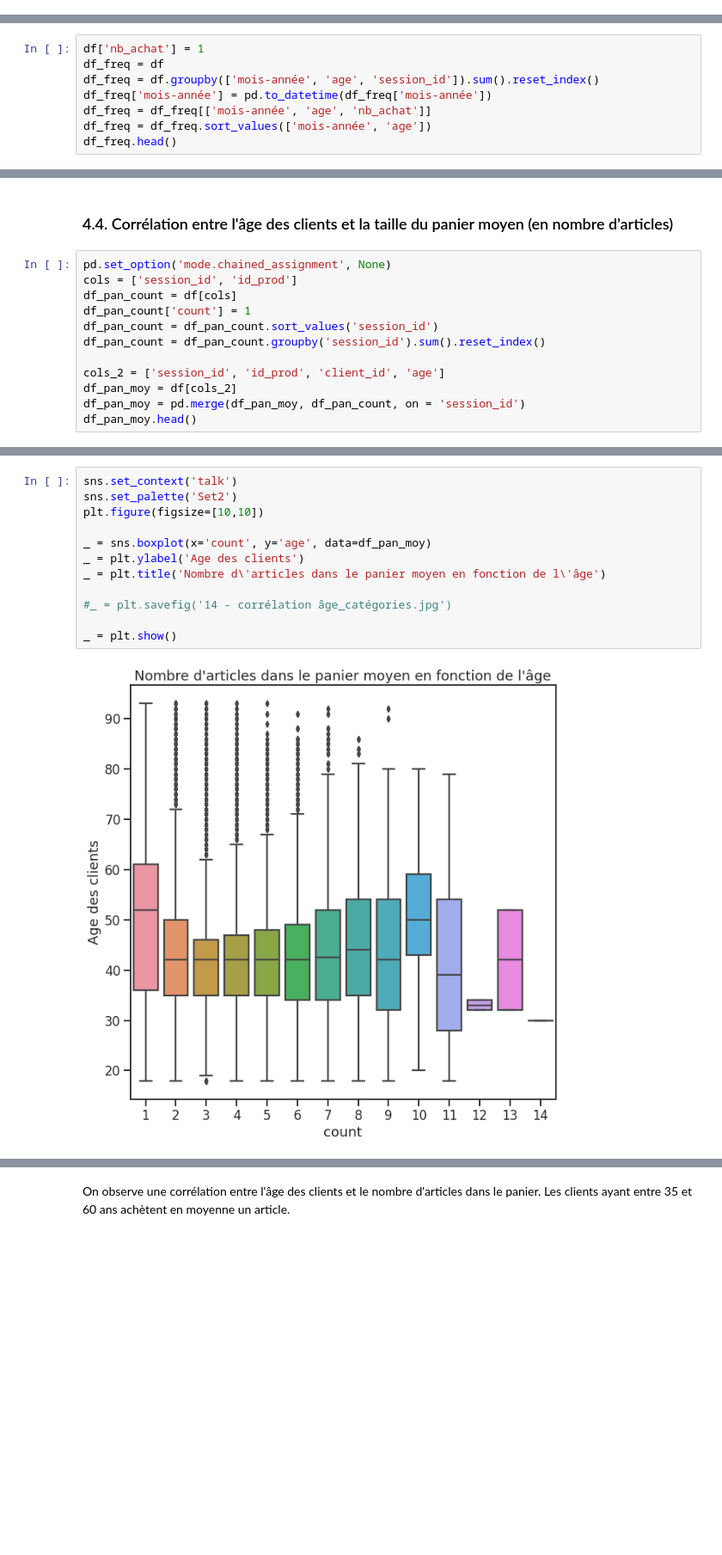
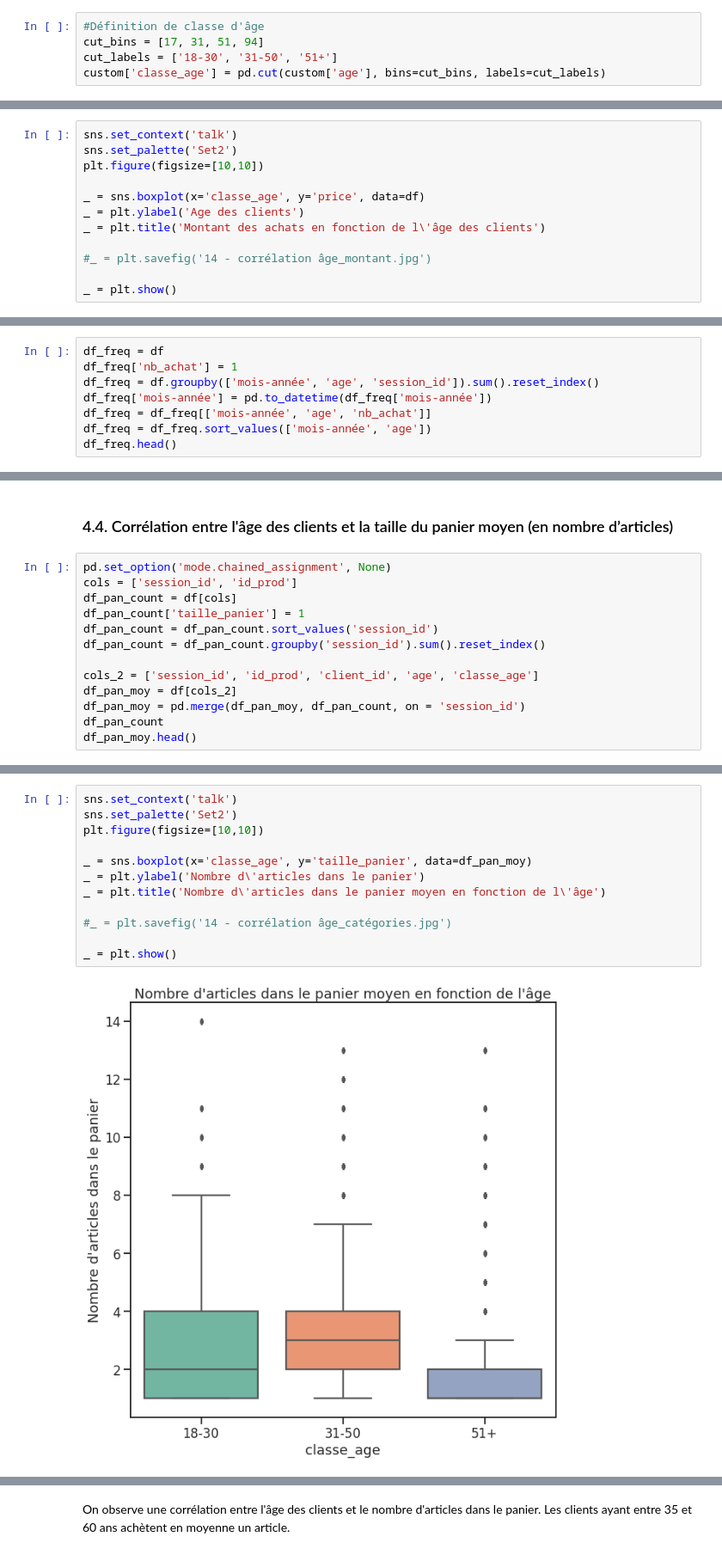
Before and after one commit to Sylvariane/Analyse-des-ventes-d-une-entreprise, a Jupyter notebook: P04_02_scriptanalyse.ipynb, the cells around one changed output, grey strips where cells are left out. Shown at 86% size. Saved outputs shown, nothing was run; the diff lists cells and outputs as text; blank space fills up the shorter version.

```diff
--- a/P04_02_scriptanalyse.ipynb
+++ b/P04_02_scriptanalyse.ipynb
@@ -72,6 +68,11 @@ print(custom.head())
 2137     c_100   M   1992   30
 8471    c_1000   F   1966   56
 3425    c_1001   M   1982   40
+# %%
+#Définition de classe d'âge
+cut_bins = [17, 31, 51, 94]
+cut_labels = ['18-30', '31-50', '51+']
+custom['classe_age'] = pd.cut(custom['age'], bins=cut_bins, labels=cut_labels)
 # %% [markdown]
 On s'intéresse à la répartition des femmes et des hommes dans notre fichier client.
 # %%
@@ -579,0 +565,12 @@ Il y a une corrélation entre l'âge et le montant total des achats. Les clients
+# %%
+sns.set_context('talk')
+sns.set_palette('Set2')
+plt.figure(figsize=[10,10])
+
+_ = sns.boxplot(x='classe_age', y='price', data=df)
+_ = plt.ylabel('Age des clients')
+_ = plt.title('Montant des achats en fonction de l\'âge des clients')
+
+#_ = plt.savefig('14 - corrélation âge_montant.jpg')
+
+_ = plt.show()
@@ -580,8 +597,8 @@ Il y a une corrélation entre l'âge et le montant total des achats. Les clients
 # %% [markdown]
 ### 4.3. Corrélation entre l'âge des clients et la fréquence d’achat
 # %%
-df['nb_achat'] = 1
 df_freq = df
+df_freq['nb_achat'] = 1
 df_freq = df.groupby(['mois-année', 'age', 'session_id']).sum().reset_index()
 df_freq['mois-année'] = pd.to_datetime(df_freq['mois-année'])
 df_freq = df_freq[['mois-année', 'age', 'nb_achat']]
@@ -667,12 +713,13 @@ Il n'y a pas de corrélation entre l'âge des clients et le nombre d'achats moye
 pd.set_option('mode.chained_assignment', None)
 cols = ['session_id', 'id_prod']
 df_pan_count = df[cols]
-df_pan_count['count'] = 1
+df_pan_count['taille_panier'] = 1
 df_pan_count = df_pan_count.sort_values('session_id')
 df_pan_count = df_pan_count.groupby('session_id').sum().reset_index()
 
-cols_2 = ['session_id', 'id_prod', 'client_id', 'age']
+cols_2 = ['session_id', 'id_prod', 'client_id', 'age', 'classe_age']
 df_pan_moy = df[cols_2]
 df_pan_moy = pd.merge(df_pan_moy, df_pan_count, on = 'session_id')
+df_pan_count
 df_pan_moy.head()
 # %% [output]
@@ -722,15 +769,15 @@ _ = plt.show()
 # %%
 sns.set_context('talk')
 sns.set_palette('Set2')
 plt.figure(figsize=[10,10])
 
-_ = sns.boxplot(x='count', y='age', data=df_pan_moy)
-_ = plt.ylabel('Age des clients')
+_ = sns.boxplot(x='classe_age', y='taille_panier', data=df_pan_moy)
+_ = plt.ylabel('Nombre d\'articles dans le panier')
 _ = plt.title('Nombre d\'articles dans le panier moyen en fonction de l\'âge')
 
 #_ = plt.savefig('14 - corrélation âge_catégories.jpg')
 
 _ = plt.show()
 # %% [output]
-[figure, old version]
+[figure, new version]
 # %%
```
Also changed, not shown: parts of 33 cells of this notebook.
